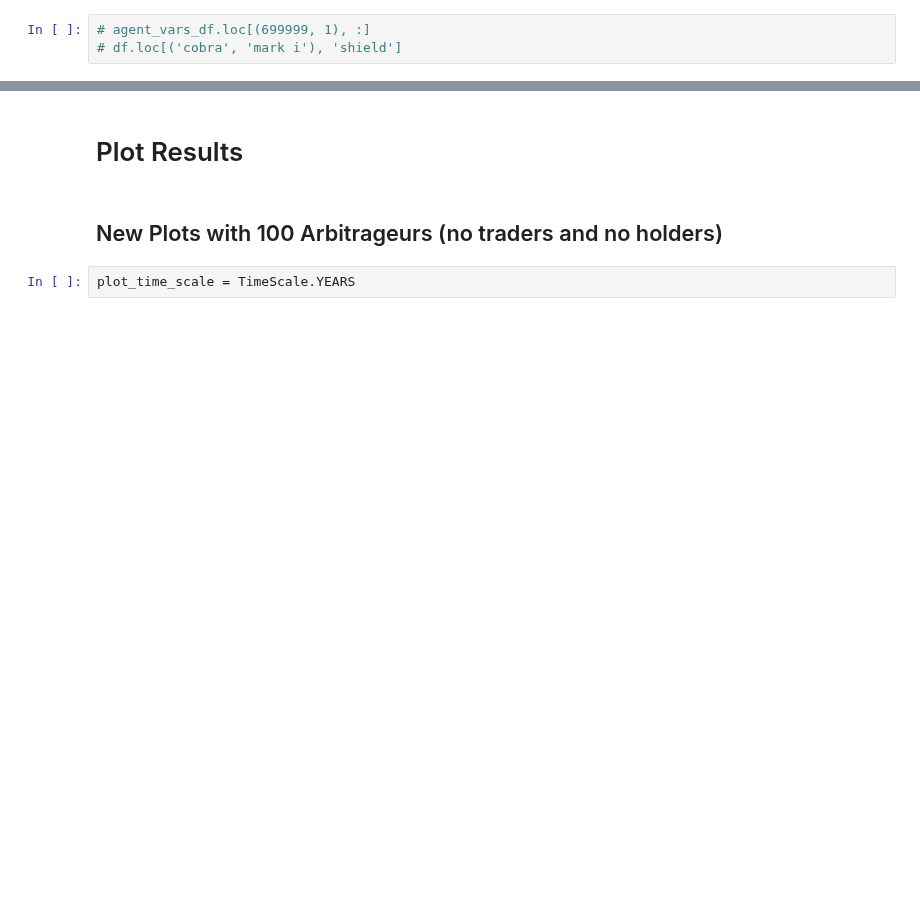
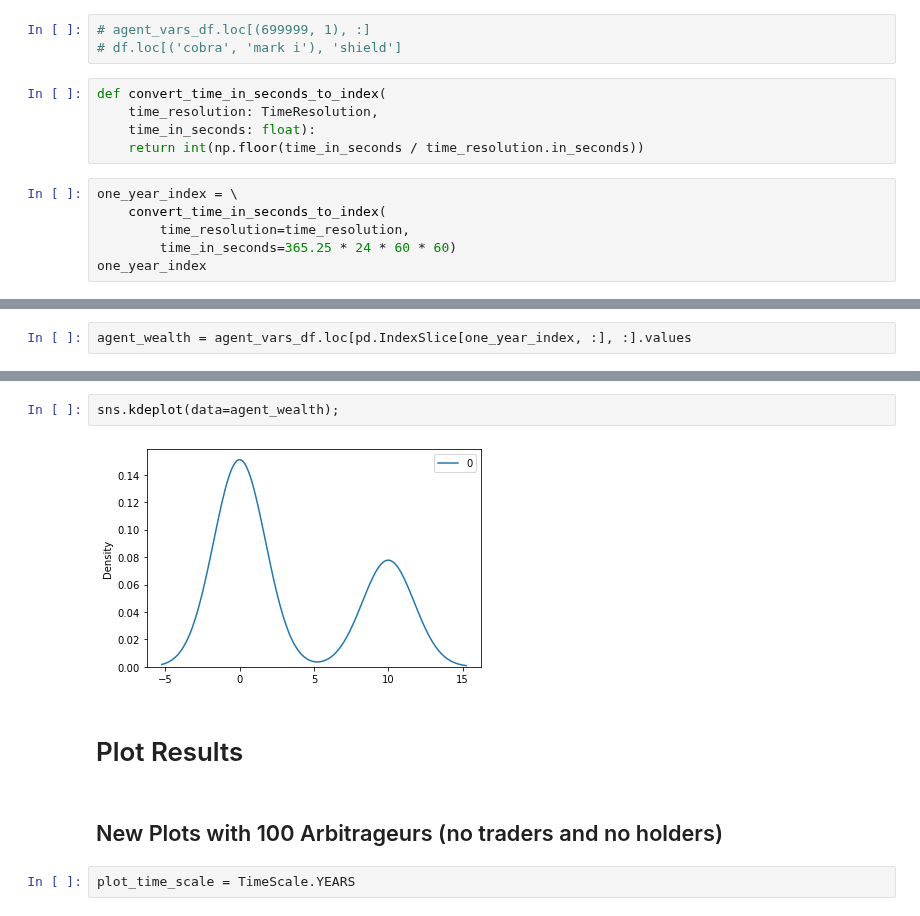
Before and after one commit to overlay-market/overlay-monetary, a Jupyter notebook: notebooks/Agent Based Simulation Long-Run Analysis.ipynb, the cells around one changed output, grey strips where cells are left out. Drawn from its saved outputs; the diff is of its cells as text; blank space fills up the shorter version.

```diff
--- a/notebooks/Agent Based Simulation Long-Run Analysis.ipynb
+++ b/notebooks/Agent Based Simulation Long-Run Analysis.ipynb
@@ -387,3 +407,14 @@ memory usage: 152.5 MB
 # %%
 # agent_vars_df.loc[(699999, 1), :]
 # df.loc[('cobra', 'mark i'), 'shield']
+# %%
+def convert_time_in_seconds_to_index(
+    time_resolution: TimeResolution,
+    time_in_seconds: float):
+    return int(np.floor(time_in_seconds / time_resolution.in_seconds))
+# %%
+one_year_index = \
+    convert_time_in_seconds_to_index(
+        time_resolution=time_resolution,
+        time_in_seconds=365.25 * 24 * 60 * 60)
+one_year_index
@@ -389,0 +423,2 @@ memory usage: 152.5 MB
+# %%
+agent_wealth = agent_vars_df.loc[pd.IndexSlice[one_year_index, :], :].values
@@ -390,3 +457,7 @@ memory usage: 152.5 MB
+# %%
+sns.kdeplot(data=agent_wealth);
+# %% [output]
+[figure, added]
 # %% [markdown]
 # Plot Results
 # %% [markdown]
```
Also changed, not shown: parts of 19 cells of this notebook, 1 other file.
